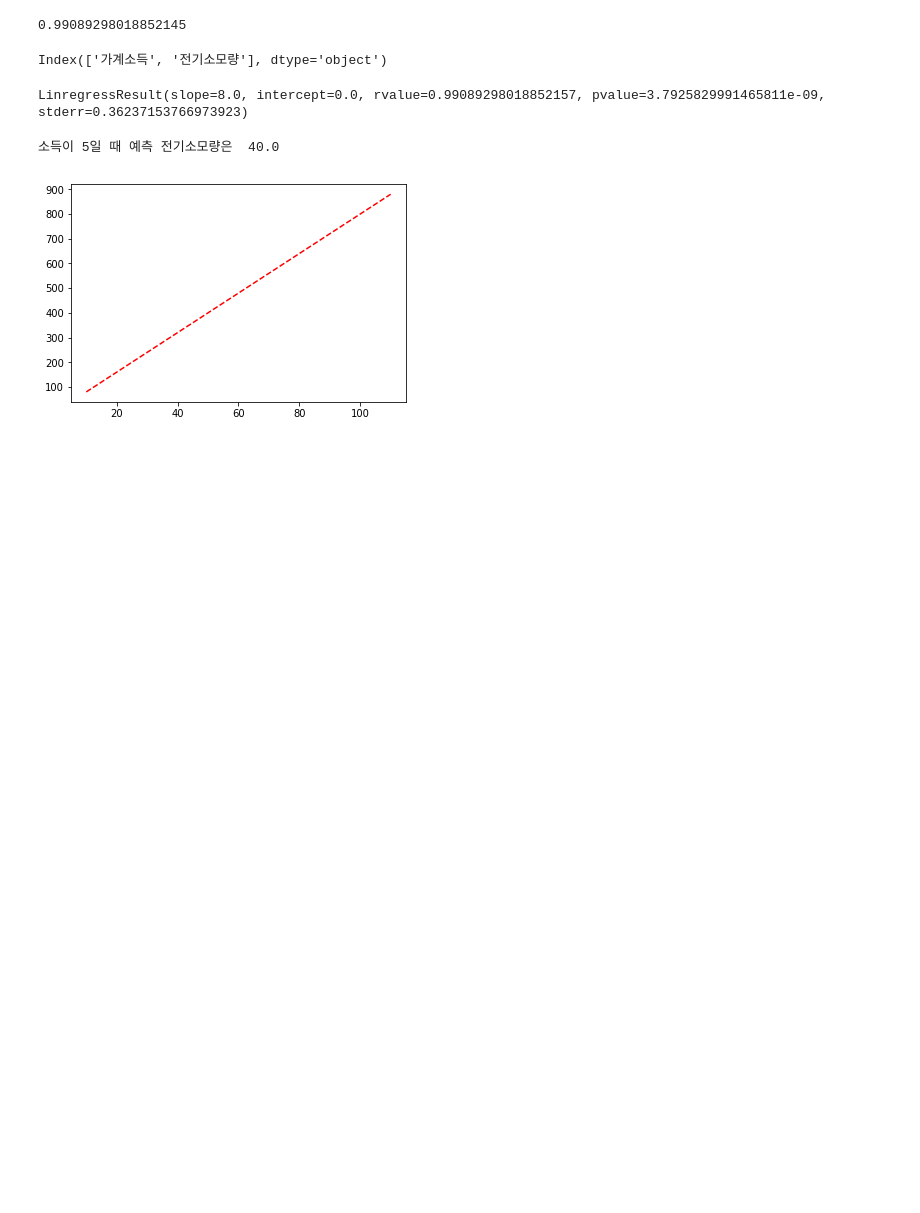
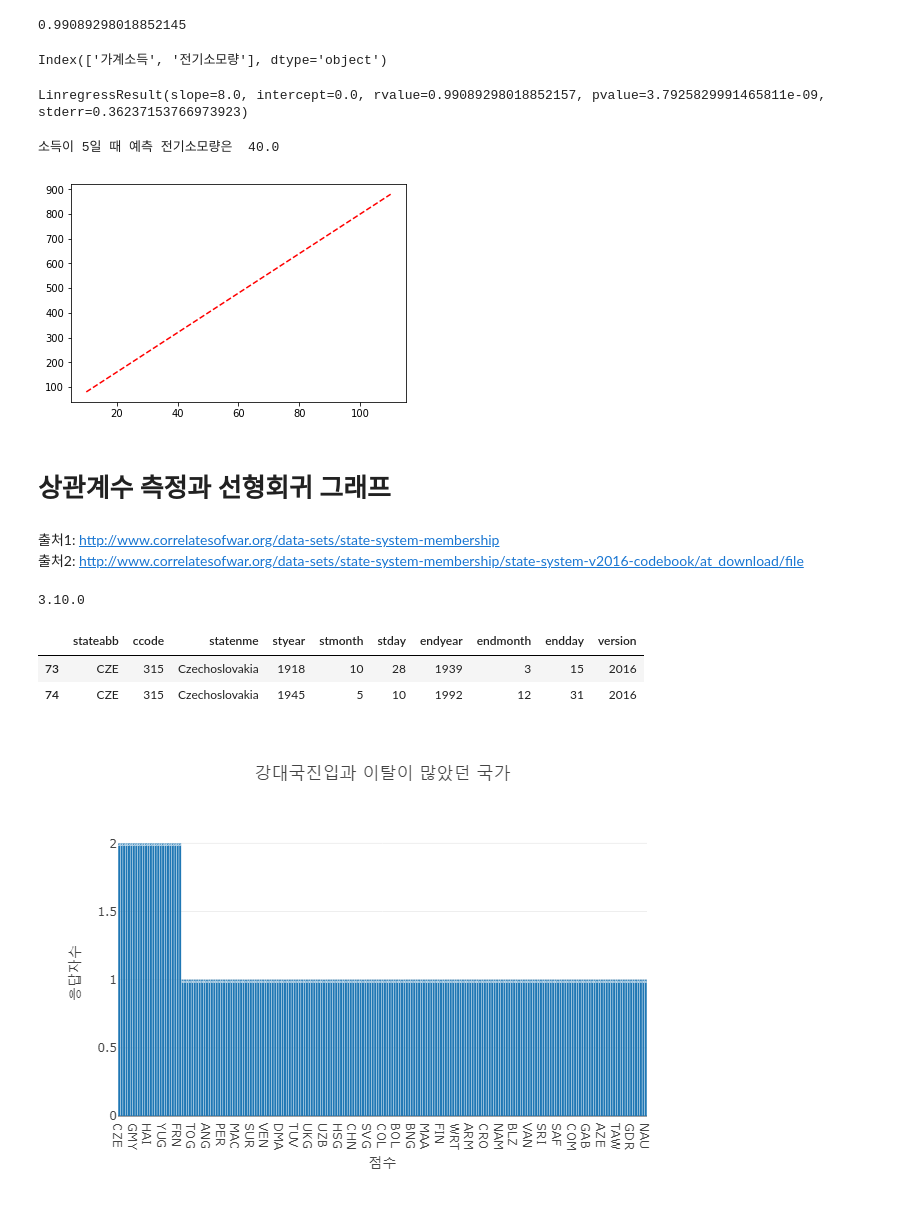
Before and after one commit to jgumin/jupyter-notebook, a Jupyter notebook: practice.ipynb, the cells around one changed output. Cells and saved outputs as stored; diff of their text form; code cells hidden in the pictures; blank space fills up the shorter version.

```diff
--- a/practice.ipynb
+++ b/practice.ipynb
@@ -36,3 +38,8 @@ plot(df.가계소득, ry, 'r--')
 show()
 # %% [output]
 [figure]
+# %% [markdown]
+# 상관계수 측정과 선형회귀 그래프
+# %% [markdown]
+출처1: http://www.correlatesofwar.org/data-sets/state-system-membership<br>
+출처2: http://www.correlatesofwar.org/data-sets/state-system-membership/state-system-v2016-codebook/at_download/file
@@ -38,0 +83,63 @@ show()
+# %%
+# plotly package import
+
+from plotly import __version__
+print (__version__)
+import plotly
+import plotly.plotly as py
+import plotly.graph_objs as go
+import plotly.figure_factory as ff
+
+# Cufflinks wrapper on plotly
+import cufflinks as cf
+
+# Display all cell outputs
+from IPython.core.interactiveshell import InteractiveShell
+
+# plotly + cufflinks in offline mode
+from plotly.offline import download_plotlyjs, init_notebook_mode, plot, iplot
+cf.go_offline()
+
+# set the global theme
+cf.set_config_file(world_readable=True, theme='pearl', offline=True)
+
+# Jupyter setup
+init_notebook_mode(connected=True)
+
+import ipywidgets as widgets
+# %% [output]
+3.10.0
+# %%
+df = pd.read_clipboard()
+# %%
+df.query("stateabb == 'CZE'")
+# %% [output]
+|  | stateabb | ccode | statenme | styear | stmonth | stday | endyear | endmonth | endday | version |
+| 73 | CZE | 315 | Czechoslovakia | 1918 | 10 | 28 | 1939 | 3 | 15 | 2016 |
+| 74 | CZE | 315 | Czechoslovakia | 1945 | 5 | 10 | 1992 | 12 | 31 | 2016 |
+# %%
+trace = go.Bar(
+    x = df['stateabb'].value_counts().index,
+    y = df['stateabb'].value_counts(),
+    text = df['stateabb'].value_counts(),
+    textposition = 'auto', orientation = 'v'
+)
+
+layout = go.Layout(title='강대국진입과 이탈이 많았던 국가',
+                   xaxis=dict(title='점수',
+#                               range=[0,6],
+#                               tick0=0,dtick=1
+                             ),
+                   yaxis=dict(title='응답자수',
+#                               range=[0,10],
+#                               showgrid=True,
+#                               zeroline=True,
+#                               dtick=2
+                             )
+                  )
+
+fig = go.Figure(data=[trace], layout=layout)
+
+iplot(fig)
+# %% [output]
+[figure, added]
```
Also changed, not shown: parts of 3 cells of this notebook.
